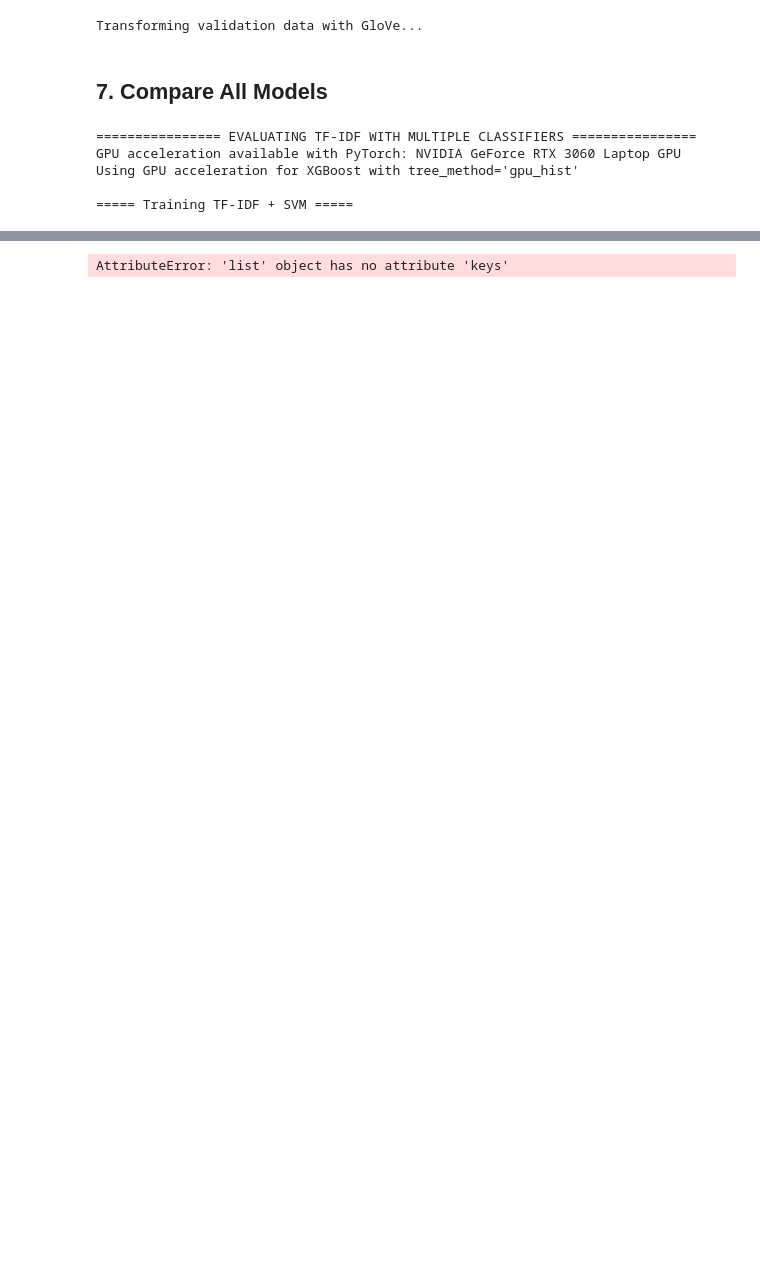
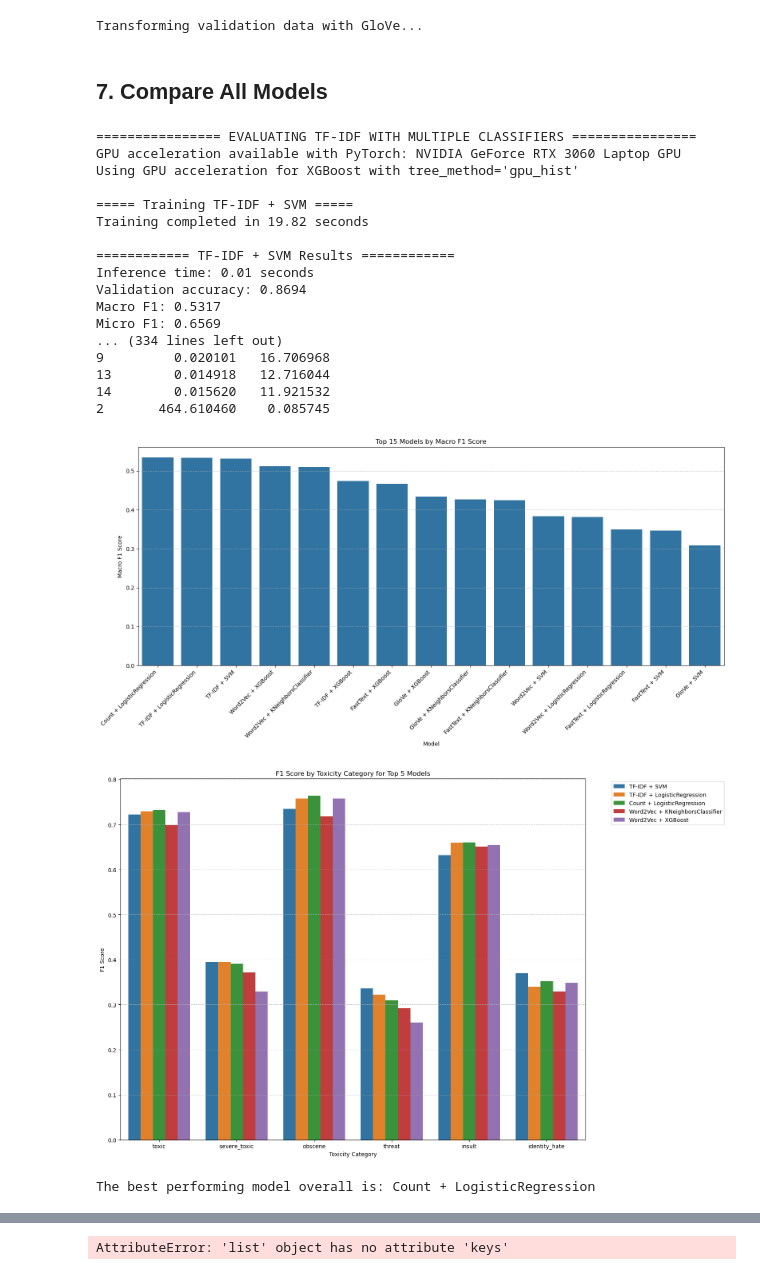
Before and after one commit to SuneshSundarasami/Multilabel-Toxicity-Detection-Using-Classical-RNN-and-Transformer-Architectures, a Jupyter notebook: Playground/Vectorizers_model.ipynb, the cells around one changed output, grey strips where cells are left out. Saved outputs shown, nothing was run; the diff lists cells and outputs as text; code cells hidden in the pictures; blank space fills up the shorter version.

```diff
--- a/Playground/Vectorizers_model.ipynb
+++ b/Playground/Vectorizers_model.ipynb
@@ -593,10 +630,10 @@ tfidf_results = evaluate_embeddings_with_multiple_classifiers(
 )
 all_classifier_results.extend(tfidf_results)
 
-# 0.1. Evaluate classifiers with Count vectors
-print("\n\n================ EVALUATING COUNT VECTORIZER WITH MULTIPLE CLASSIFIERS ================")
-count_results = evaluate_embeddings_with_multiple_classifiers(
-    X_train_count, X_val_count, y_train, y_val, "Count"
+# 0.1. Evaluate Count Vectorizer with just one classifier to save time
+print("\n\n================ EVALUATING COUNT VECTORIZER WITH ONE CLASSIFIER ================")
+count_results = evaluate_count_with_one_classifier(
+    X_train_count, X_val_count, y_train, y_val
 )
 all_classifier_results.extend(count_results)
 
@@ -648,30 +685,45 @@ for result in all_classifier_results:
         model_name = result['model_name']
         for col in y_val.columns:
             category_results.append({
                 'model': model_name,
                 'category': col,
                 'f1_score': result[f'f1_{col}']
             })
 
 category_df = pd.DataFrame(category_results)
 
 plt.figure(figsize=(16, 10))
 sns.barplot(x='category', y='f1_score', hue='model', data=category_df)
 plt.title('F1 Score by Toxicity Category for Top 5 Models')
 plt.xlabel('Toxicity Category')
 plt.ylabel('F1 Score')
 plt.legend(bbox_to_anchor=(1.05, 1), loc='upper left')
 plt.grid(axis='y', linestyle='--', alpha=0.7)
 plt.tight_layout()
 plt.show()
 
 # No need for the old way of storing results - we've already evaluated everything together
 results_df = pd.DataFrame(all_classifier_results)
 best_model_name = results_df.sort_values('macro_f1', ascending=False).iloc[0]['model_name']
 print(f"\nThe best performing model overall is: {best_model_name}")
 # %% [output]
 ================ EVALUATING TF-IDF WITH MULTIPLE CLASSIFIERS ================
 GPU acceleration available with PyTorch: NVIDIA GeForce RTX 3060 Laptop GPU
 Using GPU acceleration for XGBoost with tree_method='gpu_hist'
 
 ===== Training TF-IDF + SVM =====
+Training completed in 19.82 seconds
+
+============ TF-IDF + SVM Results ============
+Inference time: 0.01 seconds
+Validation accuracy: 0.8694
+Macro F1: 0.5317
+Micro F1: 0.6569
+... (334 lines left out)
+9         0.020101   16.706968
+13        0.014918   12.716044
+14        0.015620   11.921532
+2       464.610460    0.085745
+[figure, added]
+[figure, added]
+The best performing model overall is: Count + LogisticRegression
```
Also changed, not shown: parts of 12 cells of this notebook, 1 other file.
